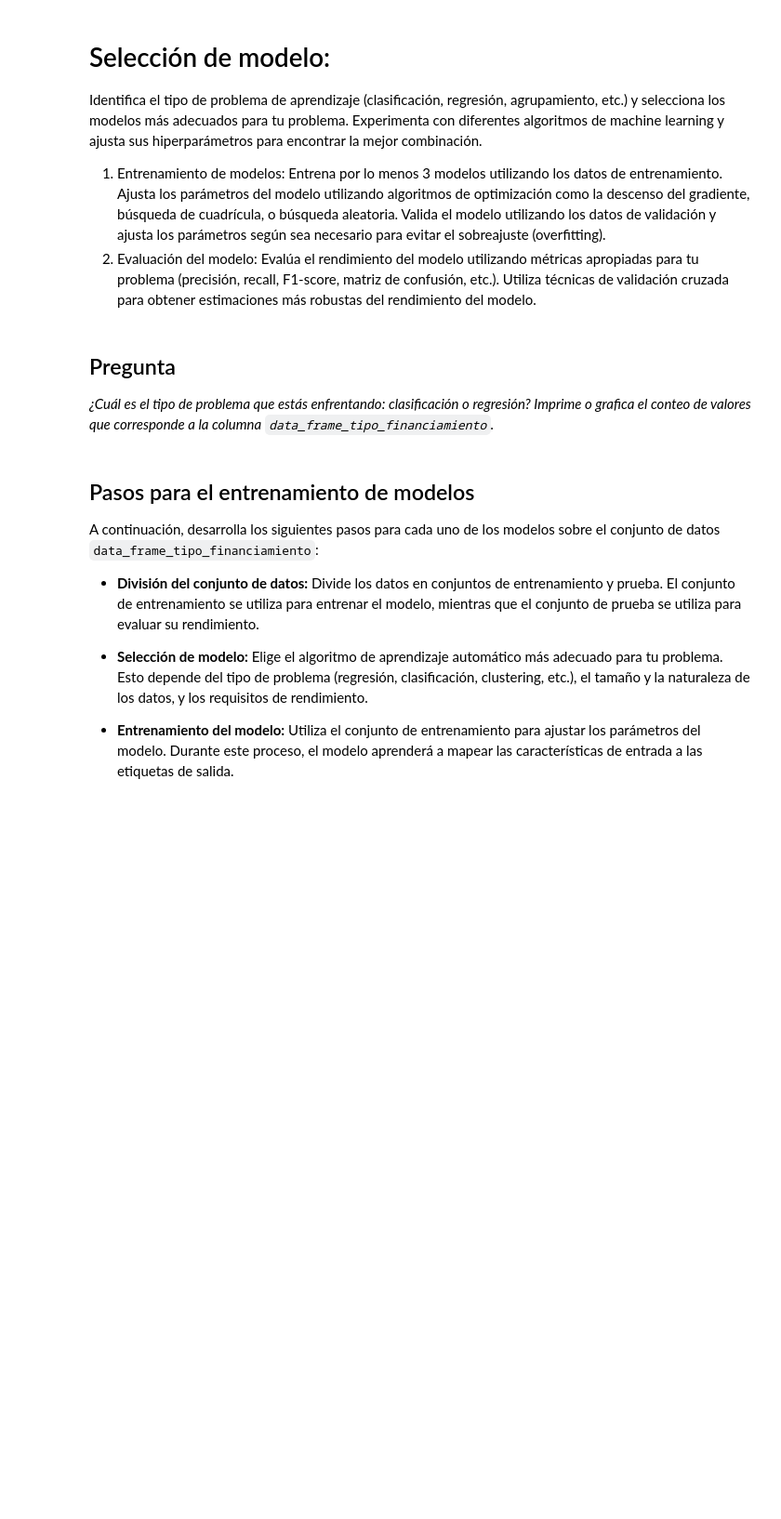
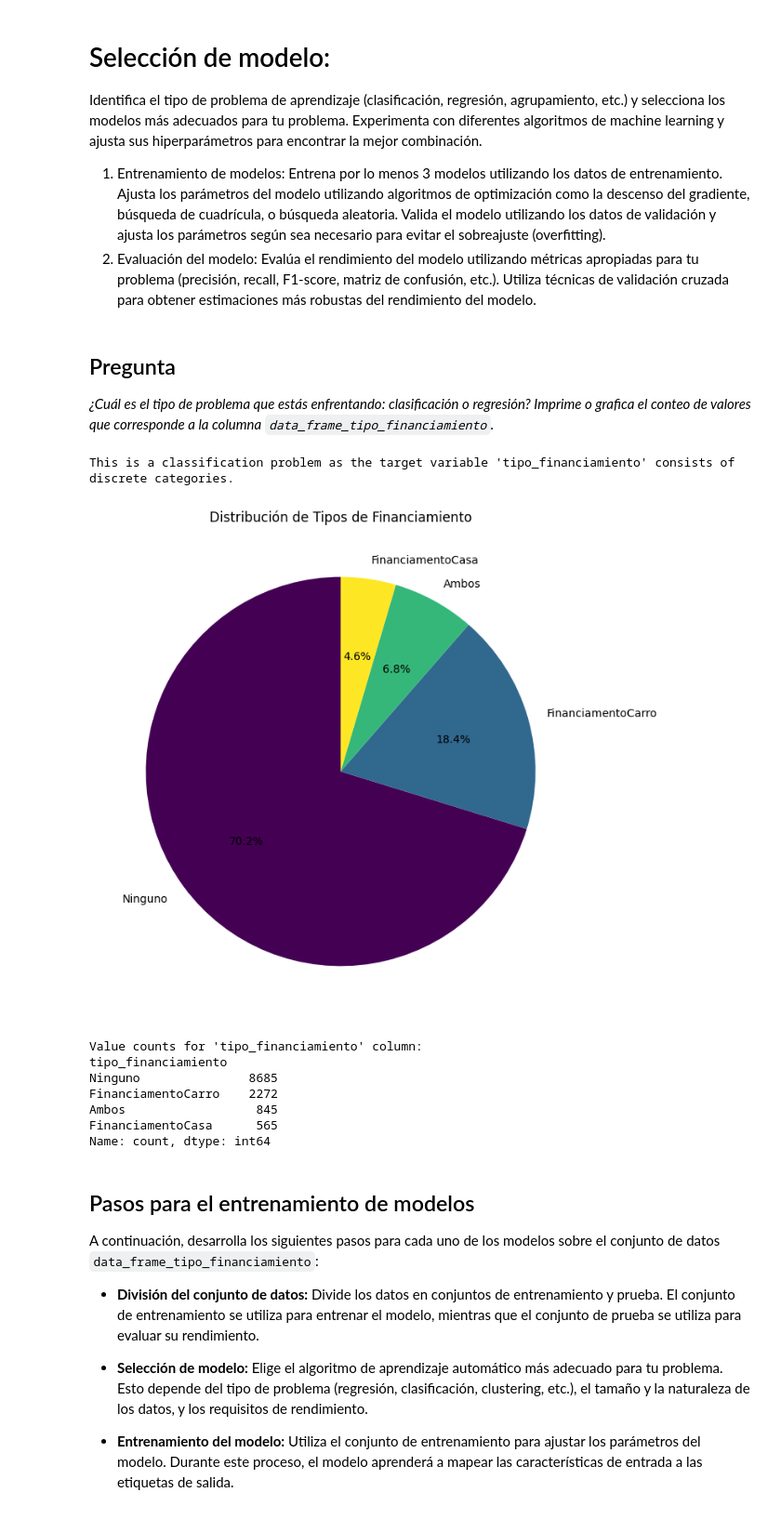
Before and after one commit to ma-carrasco/python-b2-proyecto-final-miguelangel-carrascohernandez, a Jupyter notebook: python-b2-proyecto-final-miguelangel-carrascohernandez.ipynb, the cells around one changed output. Shown at 93% size. Saved outputs shown, nothing was run; the diff lists cells and outputs as text; code cells hidden in the pictures; blank space fills up the shorter version.

```diff
--- a/python-b2-proyecto-final-miguelangel-carrascohernandez.ipynb
+++ b/python-b2-proyecto-final-miguelangel-carrascohernandez.ipynb
@@ -1658,11 +1785,11 @@ class OneHotDecoderImputer(BaseEstimator, TransformerMixin):
         """
         self.columns = columns  # List of column names to be converted from one-hot encoding
         self.label_column_name = label_column_name
-        self.label_encoders = {}  # Dictionary to store label encoders for each column
+        # Removed self.label_encoders as it's not used here for encoding input columns
 
     def fit(self, X, y=None):
         """
-        Fit the label encoders on the specified columns.
+        Fit the OneHotDecoderImputer. No fitting necessary as it's a stateless transformation.
 
         Parameters:
         - X: pd.DataFrame, the input DataFrame
@@ -1670,10 +1797,6 @@ class OneHotDecoderImputer(BaseEstimator, TransformerMixin):
         Returns:
         - self: OneHotDecoderImputer, the transformer instance
         """
-        for col in self.columns:
-            encoder = LabelEncoder()
-            encoder.fit(X[col])
-            self.label_encoders[col] = encoder
         return self  # Return the transformer instance
 
     def get_financing_type_name_from_row(self, row):
@@ -1681,7 +1804,7 @@ class OneHotDecoderImputer(BaseEstimator, TransformerMixin):
         Get the financing type name from a one-hot encoded row.
 
         Parameters:
-        - row: pd.Series, a row of one-hot encoded data
+        - row: pd.Series, a row of one-hot encoded (numeric 0/1) data
 
         Returns:
         - str or None, the name of the financing type or None if not found
@@ -1698,7 +1821,7 @@ class OneHotDecoderImputer(BaseEstimator, TransformerMixin):
 
     def transform(self, X):
         """
-        Convert one-hot encoded columns to a single label column.
+        Convert specified binary columns to a single label column.
 
         Parameters:
         - X: pd.DataFrame, the input DataFrame
@@ -1709,14 +1832,17 @@ class OneHotDecoderImputer(BaseEstimator, TransformerMixin):
         # Create a copy of the input DataFrame to keep the original data
         X_transformed = X.copy()
 
-        # Encode the specified columns using the fitted label encoders
-        for col in self.columns:
-            X_transformed[col] = self.label_encoders[col].transform(X[col])
+        # Convert 'T'/'F' columns to 1/0 before applying get_financing_type_name_from_row
+        # This ensures the internal logic of get_financing_type_name_from_row works correctly.
+        temp_binary_cols = X_transformed[self.columns].replace({"T": 1, "F": 0})
 
         # Create the label column by applying the method to each row
-        X_transformed[self.label_column_name] = X_transformed[self.columns].apply(lambda row: self.get_financing_type_name_from_row(row), axis=1)
+        X_transformed[self.label_column_name] = temp_binary_cols.apply(
+            lambda row: self.get_financing_type_name_from_row(row), axis=1
+        )
 
         return X_transformed.drop(columns=self.columns)
+
 class BooleanToNumeric(BaseEstimator, TransformerMixin):
     def __init__(self):
         """
@@ -1910,3 +2060,36 @@ Utiliza técnicas de validación cruzada para obtener estimaciones más robustas
+# %%
+# Write you code here
+print("This is a classification problem as the target variable 'tipo_financiamiento' consists of discrete categories.")
+# %% [output]
+This is a classification problem as the target variable 'tipo_financiamiento' consists of discrete categories.
+# %%
+# Write you code here, add your custom plot
+import matplotlib.pyplot as plt
+
+# Get value counts of the target variable
+conteo_tipo_financiamiento = data_frame_tipo_financiamiento['tipo_financiamiento'].value_counts()
+
+# Map numerical labels to original names for better readability
+conteo_tipo_financiamiento_label = conteo_tipo_financiamiento.rename(index=tipo_financiamiento_mapping)
+
+# Plotting the pie chart
+plt.figure(figsize=(8, 8))
+conteo_tipo_financiamiento_label.plot.pie(autopct='%1.1f%%', startangle=90, cmap='viridis')
+plt.title('Distribución de Tipos de Financiamiento')
+plt.ylabel('')  # Hide the default 'count' label
+plt.show()
+
+print("Value counts for 'tipo_financiamiento' column:")
+print(conteo_tipo_financiamiento_label)
+# %% [output]
+[figure, added]
+Value counts for 'tipo_financiamiento' column:
+tipo_financiamiento
+Ninguno               8685
+FinanciamentoCarro    2272
+Ambos                  845
+FinanciamentoCasa      565
+Name: count, dtype: int64
 # %% [markdown]
 ## Pasos para el entrenamiento de modelos
 
```
Also changed, not shown: parts of 84 cells of this notebook.
